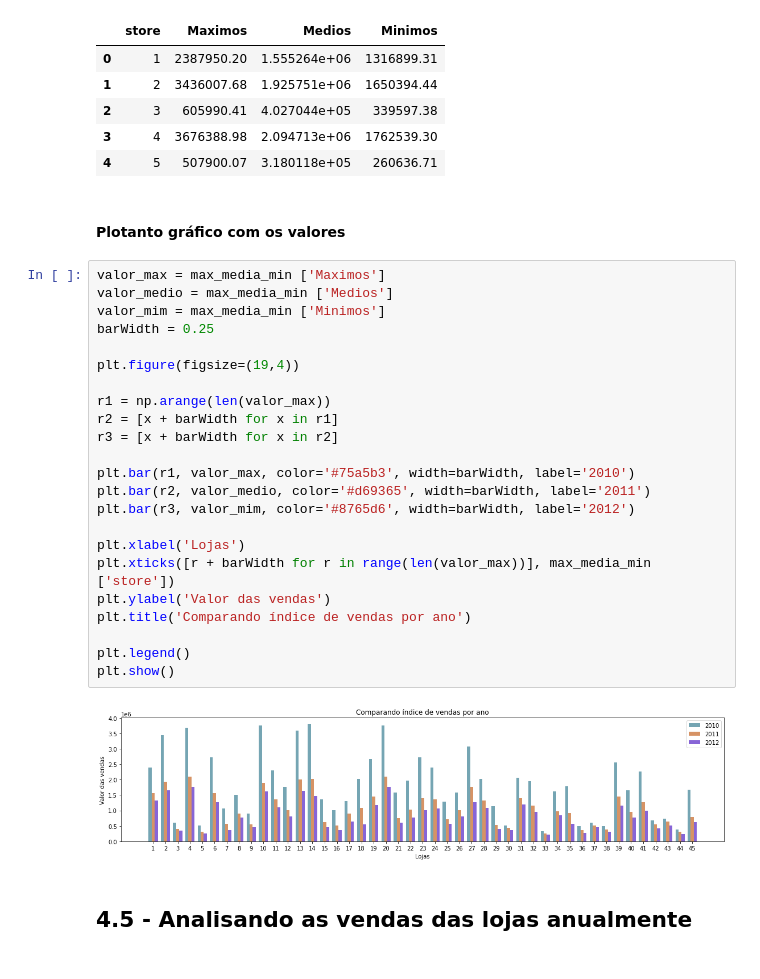
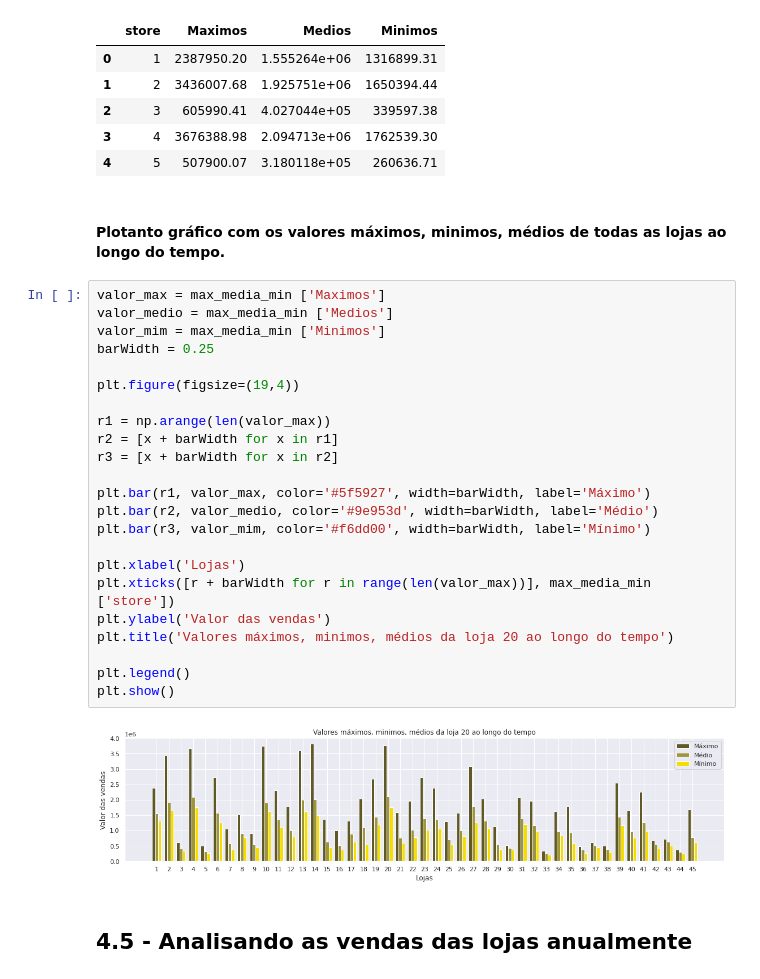
Before and after one commit to michellssGUi/dataScience, a Jupyter notebook: Wallmart_Melhor_Loja_2.ipynb, the cells around one changed output. Saved outputs shown, nothing was run; the diff lists cells and outputs as text.

```diff
--- a/Wallmart_Melhor_Loja_2.ipynb
+++ b/Wallmart_Melhor_Loja_2.ipynb
@@ -477,32 +471,32 @@ max_media_min.head()
 | 3 | 4 | 3676388.98 | 2.094713e+06 | 1762539.30 |
 | 4 | 5 | 507900.07 | 3.180118e+05 | 260636.71 |
 # %% [markdown]
-#### Plotanto gráfico com os valores
+#### Plotanto gráfico com os valores máximos, minimos, médios de todas as lojas ao longo do tempo.
 # %%
 valor_max = max_media_min ['Maximos']
 valor_medio = max_media_min ['Medios']
 valor_mim = max_media_min ['Minimos']
 barWidth = 0.25
 
 plt.figure(figsize=(19,4))
 
 r1 = np.arange(len(valor_max))
 r2 = [x + barWidth for x in r1]
 r3 = [x + barWidth for x in r2]
 
-plt.bar(r1, valor_max, color='#75a5b3', width=barWidth, label='2010')
-plt.bar(r2, valor_medio, color='#d69365', width=barWidth, label='2011')
-plt.bar(r3, valor_mim, color='#8765d6', width=barWidth, label='2012')
+plt.bar(r1, valor_max, color='#5f5927', width=barWidth, label='Máximo')
+plt.bar(r2, valor_medio, color='#9e953d', width=barWidth, label='Médio')
+plt.bar(r3, valor_mim, color='#f6dd00', width=barWidth, label='Mínimo')
 
 plt.xlabel('Lojas')
 plt.xticks([r + barWidth for r in range(len(valor_max))], max_media_min ['store'])
 plt.ylabel('Valor das vendas')
-plt.title('Comparando índice de vendas por ano')
+plt.title('Valores máximos, minimos, médios da loja 20 ao longo do tempo')
 
 plt.legend()
 plt.show()
 # %% [output]
-[figure, old version]
+[figure, new version]
 # %% [markdown]
 ## 4.5 - Analisando as vendas das lojas anualmente
 # %%
```
Also changed, not shown: parts of 26 cells of this notebook.
